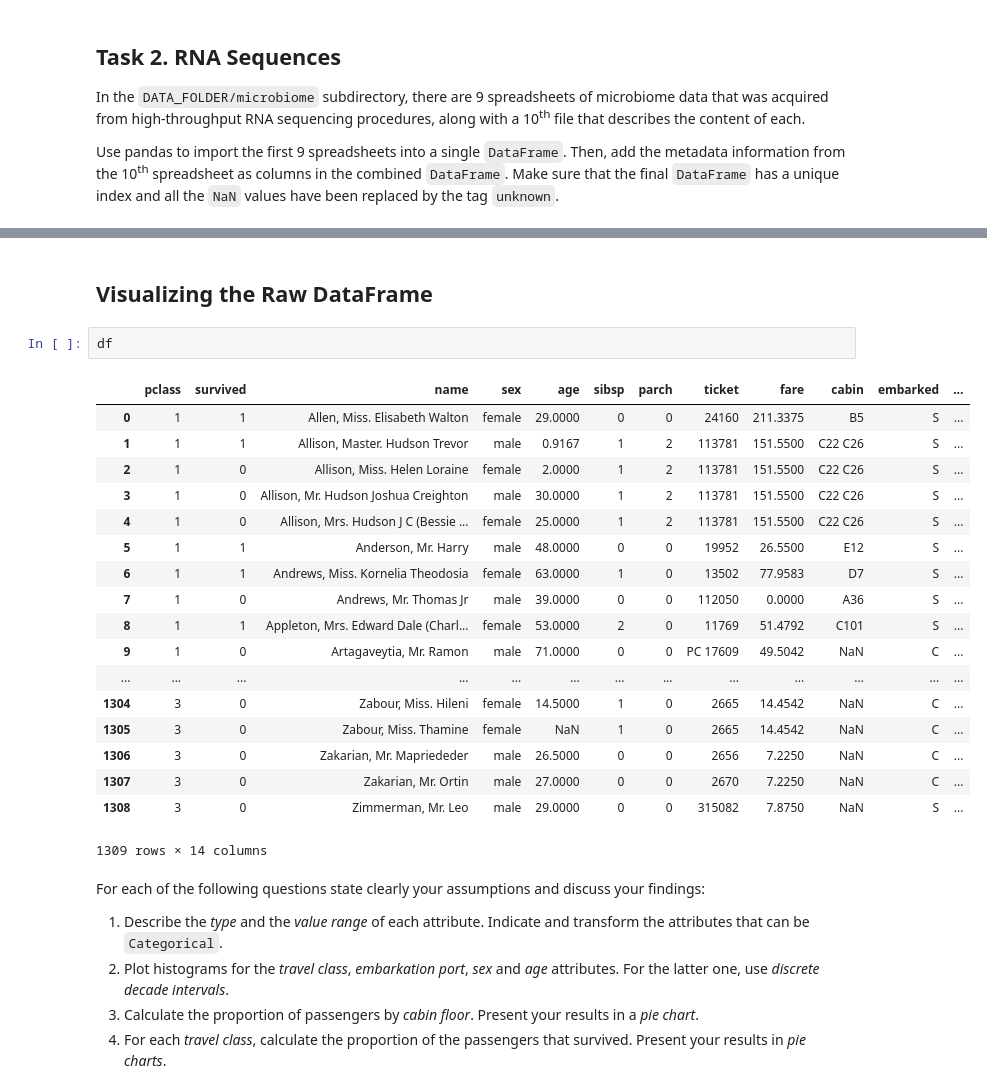
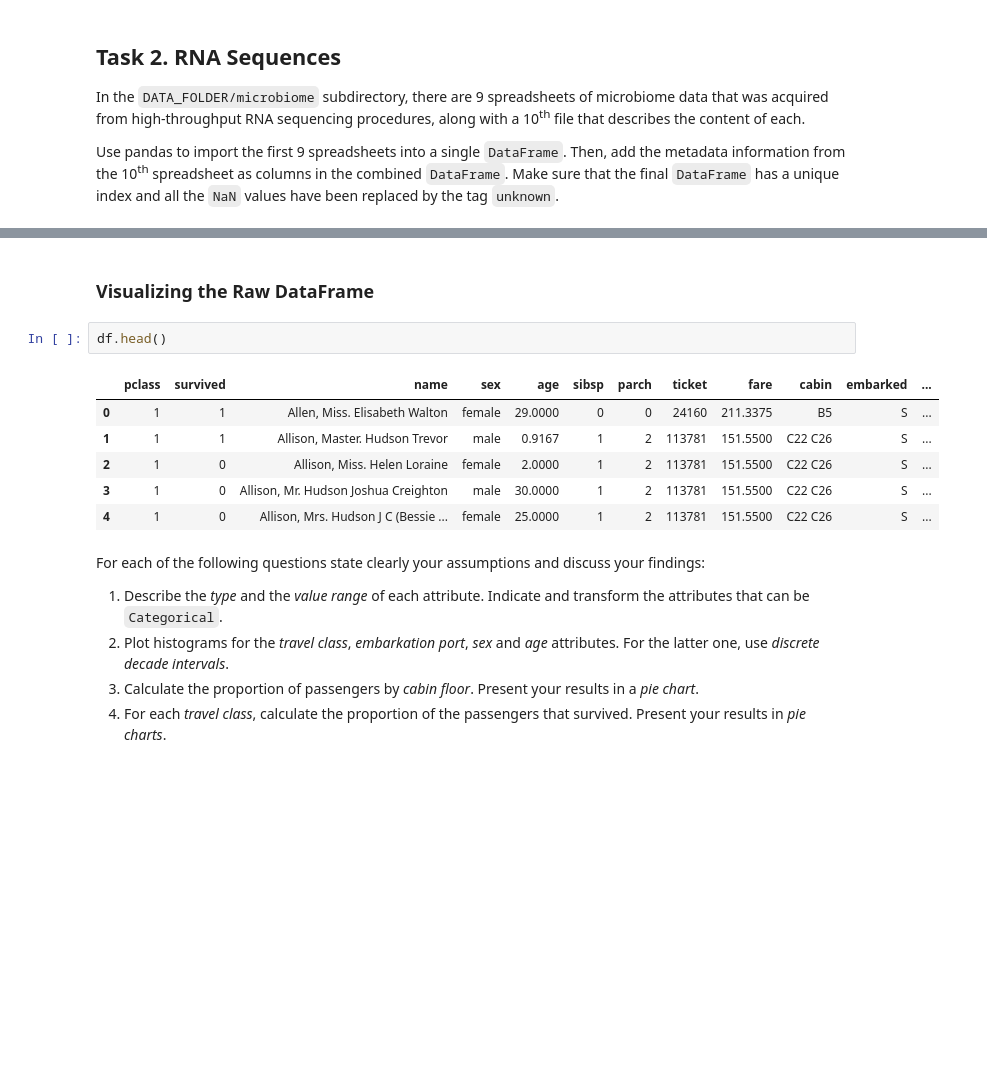
Before and after one commit to Amaumaury/ada-2017, a Jupyter notebook: Homework 1.ipynb, the cells around one changed output, grey strips where cells are left out. Drawn from its saved outputs; the diff is of its cells as text; blank space fills up the shorter version.

```diff
--- a/Homework 1.ipynb
+++ b/Homework 1.ipynb
@@ -481,28 +452,16 @@ Data frame:titanic3
 |  | C D |
 |  | D |
 # %% [markdown]
-## Visualizing the Raw DataFrame
+### Visualizing the Raw DataFrame
 # %%
-df
+df.head()
 # %% [output]
 |  | pclass | survived | name | sex | age | sibsp | parch | ticket | fare | cabin | embarked | ... |
 | 0 | 1 | 1 | Allen, Miss. Elisabeth Walton | female | 29.0000 | 0 | 0 | 24160 | 211.3375 | B5 | S | ... |
 | 1 | 1 | 1 | Allison, Master. Hudson Trevor | male | 0.9167 | 1 | 2 | 113781 | 151.5500 | C22 C26 | S | ... |
 | 2 | 1 | 0 | Allison, Miss. Helen Loraine | female | 2.0000 | 1 | 2 | 113781 | 151.5500 | C22 C26 | S | ... |
 | 3 | 1 | 0 | Allison, Mr. Hudson Joshua Creighton | male | 30.0000 | 1 | 2 | 113781 | 151.5500 | C22 C26 | S | ... |
 | 4 | 1 | 0 | Allison, Mrs. Hudson J C (Bessie ... | female | 25.0000 | 1 | 2 | 113781 | 151.5500 | C22 C26 | S | ... |
-| 5 | 1 | 1 | Anderson, Mr. Harry | male | 48.0000 | 0 | 0 | 19952 | 26.5500 | E12 | S | ... |
-| 6 | 1 | 1 | Andrews, Miss. Kornelia Theodosia | female | 63.0000 | 1 | 0 | 13502 | 77.9583 | D7 | S | ... |
-| 7 | 1 | 0 | Andrews, Mr. Thomas Jr | male | 39.0000 | 0 | 0 | 112050 | 0.0000 | A36 | S | ... |
-| 8 | 1 | 1 | Appleton, Mrs. Edward Dale (Charl... | female | 53.0000 | 2 | 0 | 11769 | 51.4792 | C101 | S | ... |
-| 9 | 1 | 0 | Artagaveytia, Mr. Ramon | male | 71.0000 | 0 | 0 | PC 17609 | 49.5042 | NaN | C | ... |
-| ... | ... | ... | ... | ... | ... | ... | ... | ... | ... | ... | ... | ... |
-| 1304 | 3 | 0 | Zabour, Miss. Hileni | female | 14.5000 | 1 | 0 | 2665 | 14.4542 | NaN | C | ... |
-| 1305 | 3 | 0 | Zabour, Miss. Thamine | female | NaN | 1 | 0 | 2665 | 14.4542 | NaN | C | ... |
-| 1306 | 3 | 0 | Zakarian, Mr. Mapriededer | male | 26.5000 | 0 | 0 | 2656 | 7.2250 | NaN | C | ... |
-| 1307 | 3 | 0 | Zakarian, Mr. Ortin | male | 27.0000 | 0 | 0 | 2670 | 7.2250 | NaN | C | ... |
-| 1308 | 3 | 0 | Zimmerman, Mr. Leo | male | 29.0000 | 0 | 0 | 315082 | 7.8750 | NaN | S | ... |
-1309 rows × 14 columns
 # %% [markdown]
 For each of the following questions state clearly your assumptions and discuss your findings:
 1. Describe the *type* and the *value range* of each attribute. Indicate and transform the attributes that can be `Categorical`.
```
Also changed, not shown: parts of 23 cells of this notebook.
